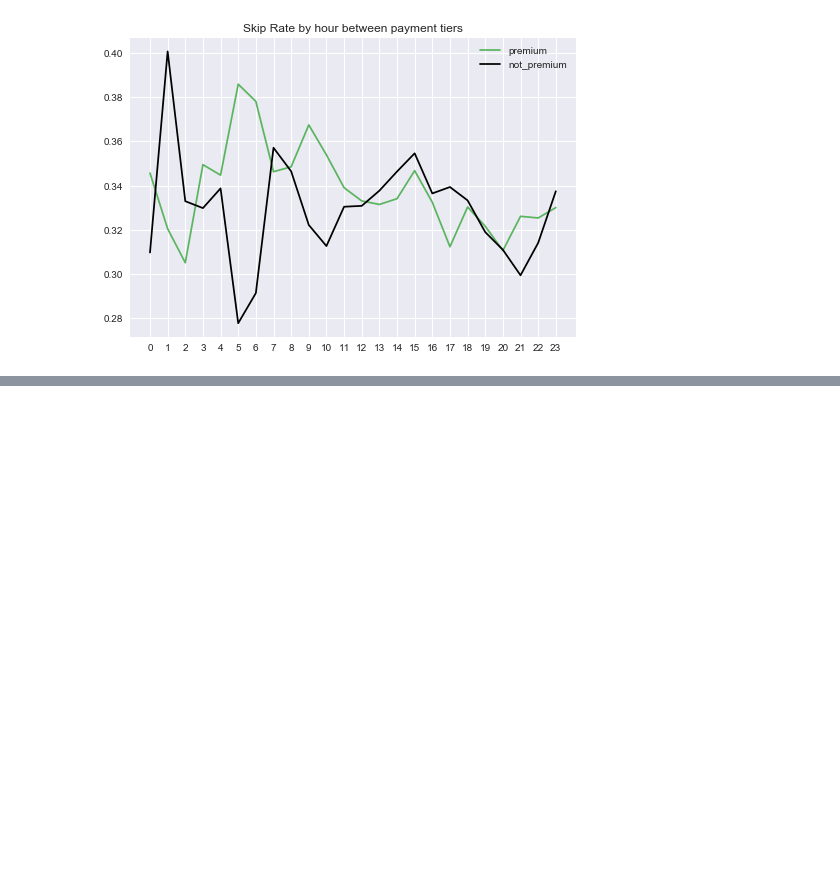
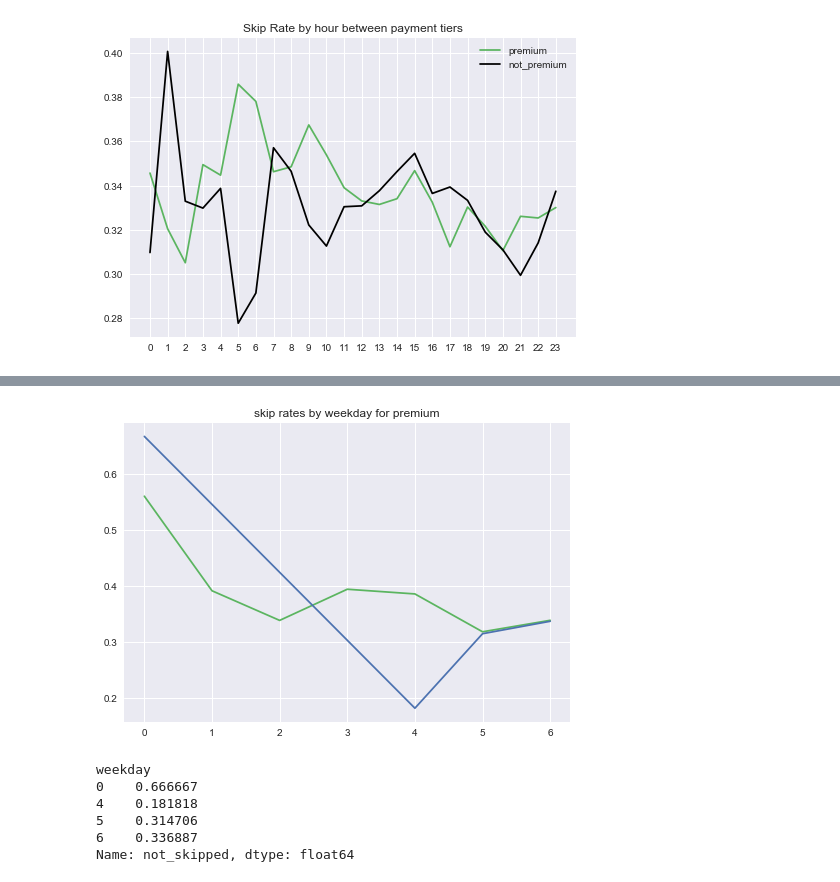
Before and after one commit to cjenniferwong/spotify_skip_predictor, a Jupyter notebook: initial_analysis_jennwong.ipynb, the cells around one changed output, grey strips where cells are left out. Saved outputs shown, nothing was run; the diff lists cells and outputs as text; code cells hidden in the pictures; blank space fills up the shorter version.

Commit message:
adding last nights data analysis

```diff
--- a/initial_analysis_jennwong.ipynb
+++ b/initial_analysis_jennwong.ipynb
@@ -72,0 +109,25 @@ Number of songs played by Non-Premium users: 31827
+# %%
+# is there a difference between premium and free?
+
+weekday_skip_rates_premium = (log_mini_df[log_mini_df.premium ==1].groupby('weekday')['not_skipped'].sum()/
+                     log_mini_df[log_mini_df.premium ==1].groupby('weekday')['not_skipped'].count())
+
+weekday_skip_rates_free = (log_mini_df[log_mini_df.premium ==0].groupby('weekday')['not_skipped'].sum()/
+                     log_mini_df[log_mini_df.premium ==0].groupby('weekday')['not_skipped'].count())
+
+plt.plot(weekday_skip_rates_premium.index, weekday_skip_rates_premium, color = spotify_color)
+plt.plot(weekday_skip_rates_free.index, weekday_skip_rates_free)
+plt.title('skip rates by weekday for premium')
+
+plt.show();
+# %% [output]
+[figure, added]
+# %%
+weekday_skip_rates_free # note this means that I can't compare the two populations bc incomplete data
+# %% [output]
+weekday
+0    0.666667
+4    0.181818
+5    0.314706
+6    0.336887
+Name: not_skipped, dtype: float64
```
Also changed, not shown: parts of 5 cells of this notebook.
